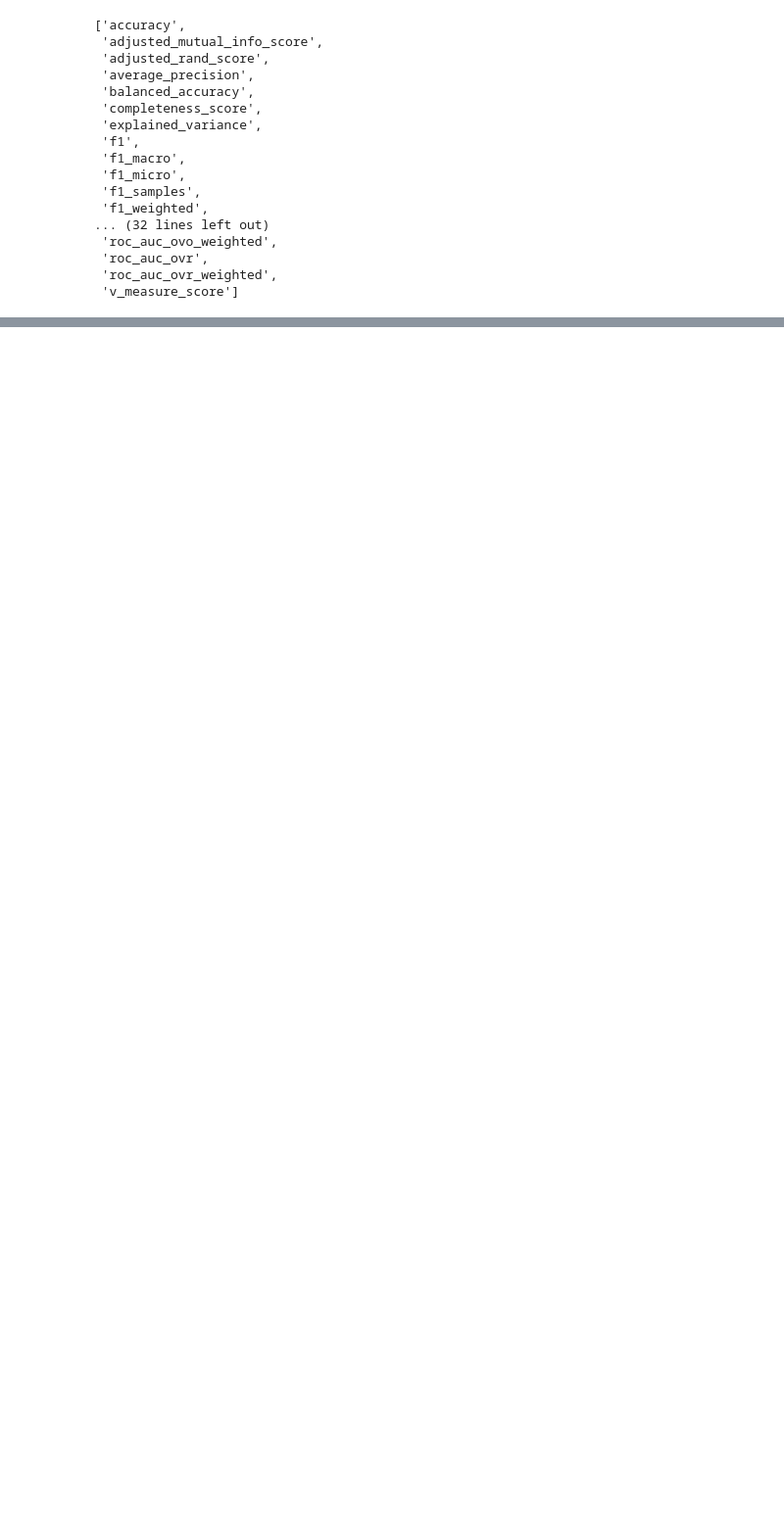
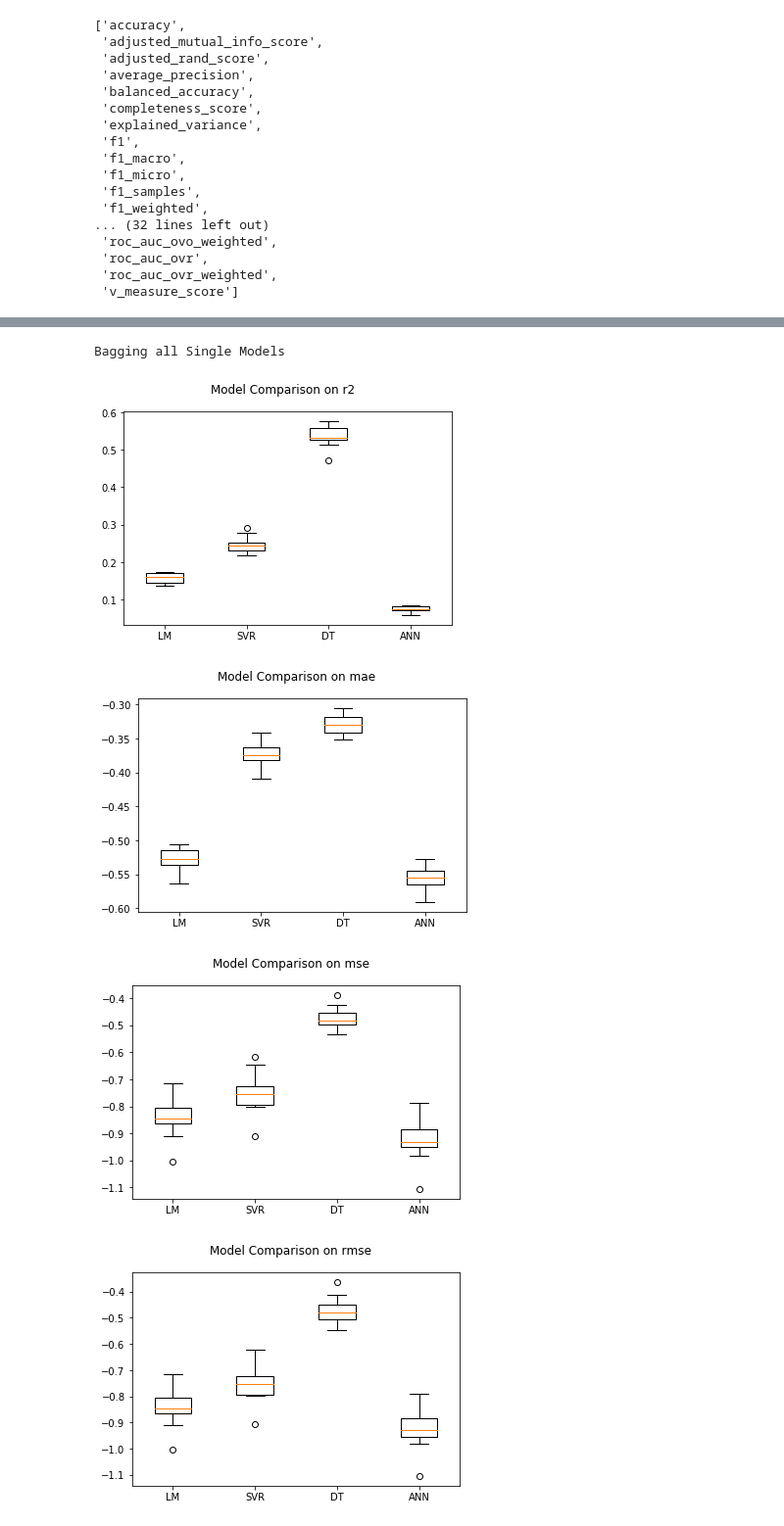
Before and after one commit to nugyn/ML-Assignment-2, a Jupyter notebook: ML-Assignment-2.ipynb, the cells around one changed output, grey strips where cells are left out. Shown: that part at 98% size. Saved outputs shown, nothing was run; the diff lists cells and outputs as text; code cells hidden in the pictures; blank space fills up the shorter version.

```diff
--- a/ML-Assignment-2.ipynb
+++ b/ML-Assignment-2.ipynb
@@ -272,14 +301,15 @@ bagging_models.append(('SVR', BaggingRegressor(svr)))
 bagging_models.append(('DT', BaggingRegressor(dt)))
 bagging_models.append(('ANN', BaggingRegressor(ann)))
 
+# Bagging
 results_bagging_r2 = cross_validate_score(bagging_models, 'r2')
 results_bagging_mse = cross_validate_score(bagging_models, 'mse')
 results_bagging_rmse = cross_validate_score(bagging_models, 'rmse')
 results_bagging_mae = cross_validate_score(bagging_models, 'mae')
 
 # GMB & RFG (Boosting & Averaging)
-results_bagging_r2 = cross_validate_score(ensemble_models, 'r2')
-results_bagging_mse = cross_validate_score(ensemble_models, 'mse')
-results_bagging_rmse = cross_validate_score(ensemble_models, 'rmse')
-results_bagging_mae = cross_validate_score(ensemble_models, 'mae')
+results_ensemble_r2 = cross_validate_score(ensemble_models, 'r2')
+results_ensemble_mse = cross_validate_score(ensemble_models, 'mse')
+results_ensemble_rmse = cross_validate_score(ensemble_models, 'rmse')
+results_ensemble_mae = cross_validate_score(ensemble_models, 'mae')
 # %% [output]
@@ -300,3 +330,23 @@ rmse: GMB: 0.831776 (0.059601)
 rmse: RFG: 0.655615 (0.044561)
 mae: GMB: -0.453823 (0.014155)
 mae: RFG: -0.314317 (0.015034)
+# %%
+print("Bagging all Single Models")
+generate_comparison(results_bagging_r2, 'r2')
+generate_comparison(results_bagging_mae, 'mae')
+generate_comparison(results_bagging_mse, 'mse')
+generate_comparison(results_bagging_rmse, 'rmse')
+#RFG and GMB
+print("Boosting vs Averaging Technique")
+generate_comparison(results_ensemble_r2, 'r2')
+generate_comparison(results_ensemble_mae, 'mae')
+generate_comparison(results_ensemble_mse, 'mse')
+generate_comparison(results_ensemble_rmse, 'rmse')
+
+print("Voting Results")
+# %% [output]
+Bagging all Single Models
+[figure, added]
+[figure, added]
+[figure, added]
+[figure, added]
```
Also changed, not shown: parts of 22 cells of this notebook, 1 other file.
